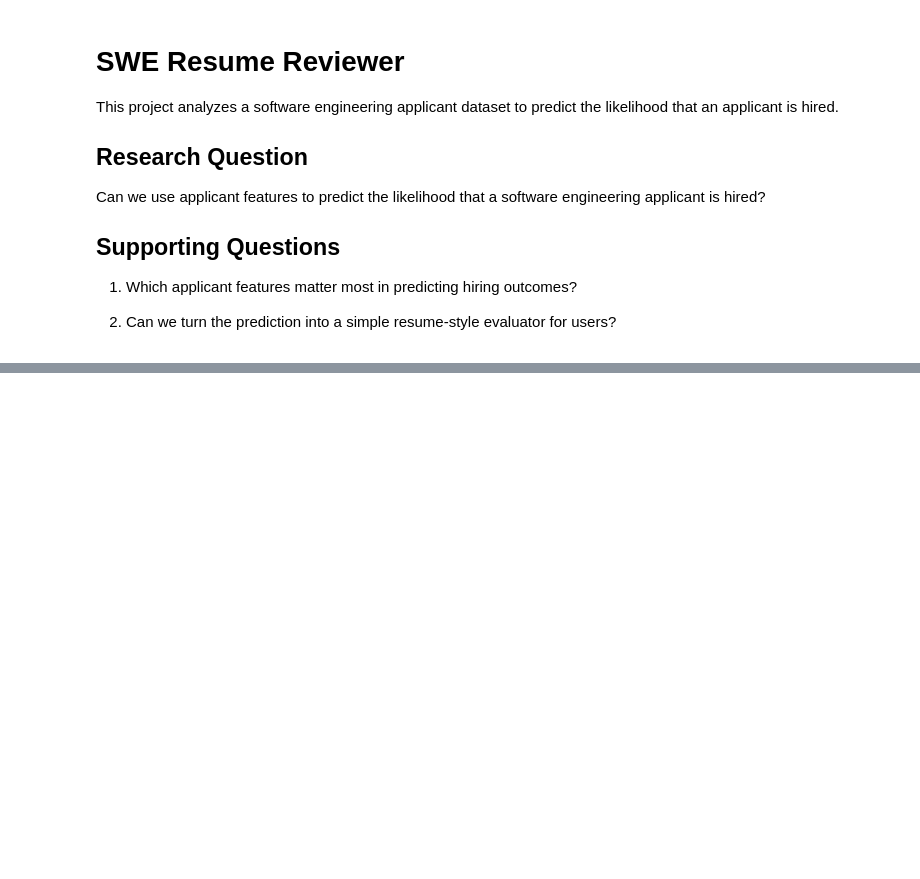
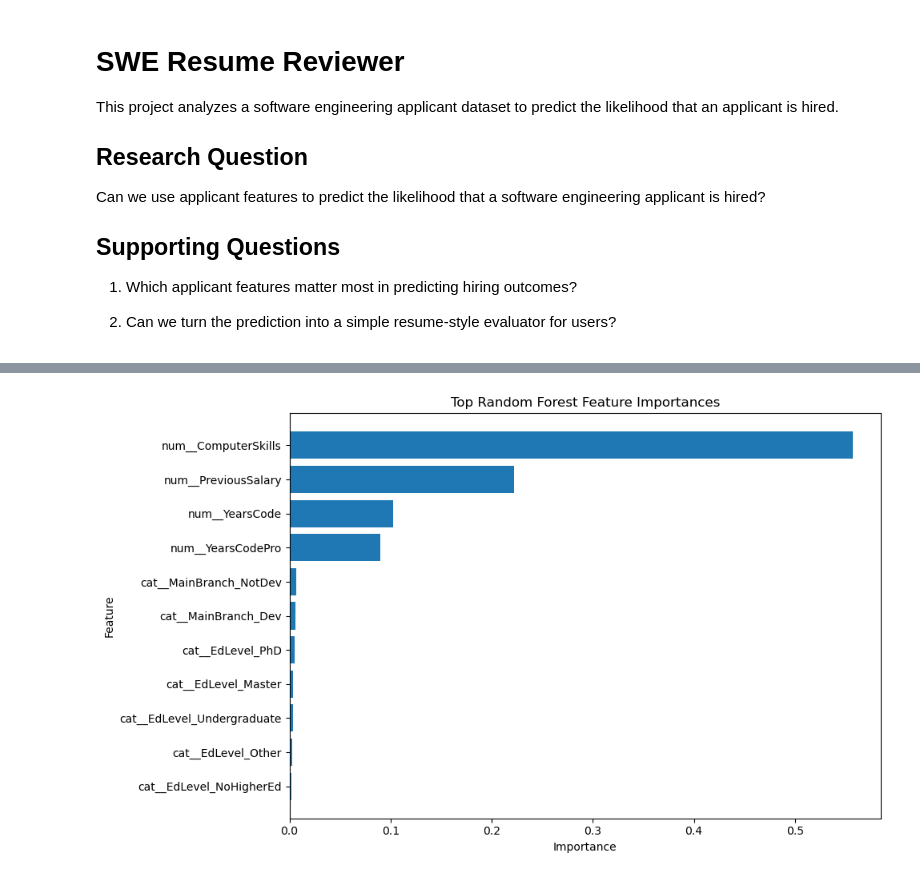
Before and after one commit to BenjaminSchrager/Big-Data-Final-Project, a Jupyter notebook: notebook.ipynb, the cells around one changed output, grey strips where cells are left out. Saved outputs shown, nothing was run; the diff lists cells and outputs as text; code cells hidden in the pictures; blank space fills up the shorter version.

Commit message:
First models

```diff
--- a/notebook.ipynb
+++ b/notebook.ipynb
@@ -22,6 +22,7 @@ import matplotlib.pyplot as plt
 import seaborn as sns
 
 df = pd.read_csv('stackoverflow_full.csv')
+df = df.rename(columns={"Unnamed: 0": "ApplicantID"})
 print("Shape:", df.shape)
 print("\nColumns:")
 print(df.columns.tolist())
@@ -108,0 +227,11 @@ dtype: float64
+# %%
+feature_names = rf_model.named_steps["preprocessor"].get_feature_names_out()
+
+importances = rf_model.named_steps["classifier"].feature_importances_
+
+feature_importance_df = pd.DataFrame({
+    "Feature": feature_names,
+    "Importance": importances
+}).sort_values(by="Importance", ascending=False)
+
+print(feature_importance_df.head(15))
@@ -108,0 +251,13 @@ dtype: float64
+# %%
+top_n = 15
+top_features = feature_importance_df.head(top_n)
+
+plt.figure(figsize=(10, 6))
+plt.barh(top_features["Feature"][::-1], top_features["Importance"][::-1])
+plt.xlabel("Importance")
+plt.ylabel("Feature")
+plt.title("Top Random Forest Feature Importances")
+plt.tight_layout()
+plt.show()
+# %% [output]
+[figure, added]
```
Also changed, not shown: parts of 11 cells of this notebook.
